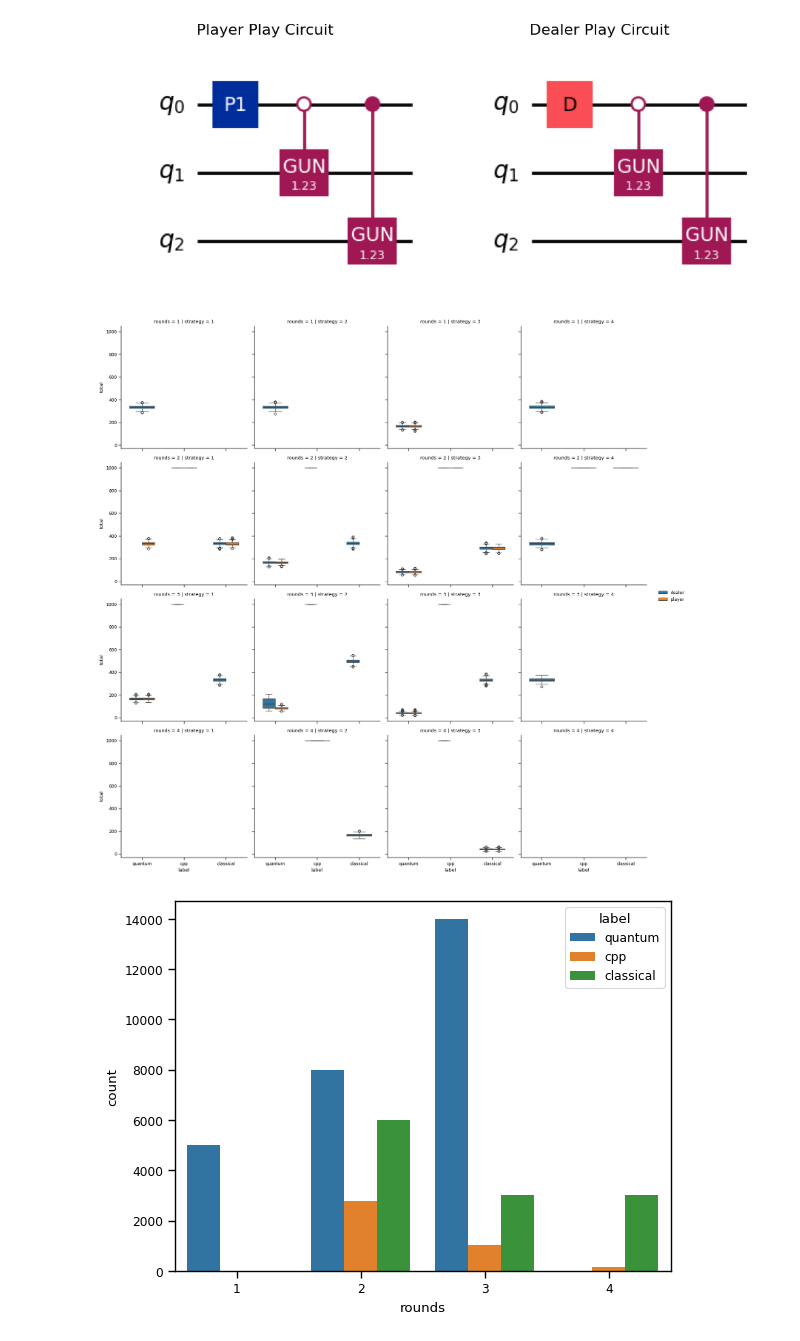
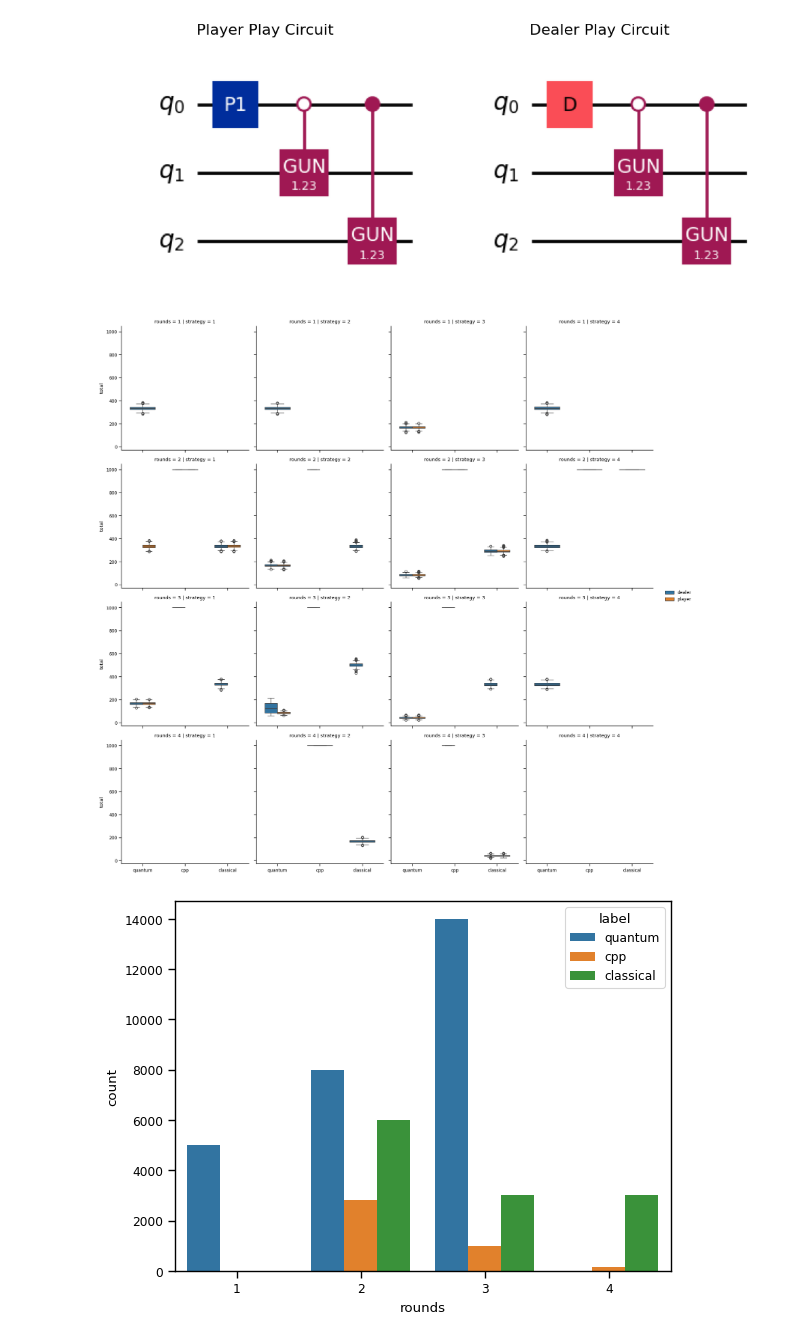
Before and after one commit to Dpbm/qbuck, a Jupyter notebook: buckshot-roulette.ipynb, the cells around one changed output. Cells and saved outputs as stored; diff of their text form; code cells hidden in the pictures.

Commit message:
more plots

```diff
--- a/buckshot-roulette.ipynb
+++ b/buckshot-roulette.ipynb
@@ -578,13 +578,14 @@ data = pd.concat([data,q], ignore_index=True)
 # %%
 sns.set_context("paper")
 g = sns.FacetGrid(data, row="rounds", col="strategy", height=4, aspect=1)
 g.map_dataframe(sns.boxplot, y="total", hue="winner", x="label", width=0.6, dodge=True, palette="tab10")
 g.add_legend()
 g.tight_layout()
+g.set_xlabels("")
 g.savefig("comparing-results.png")
 plt.show()
 # %% [output]
-[figure, old version]
+[figure, new version]
 # %%
 sns.countplot(data=data, x="rounds", hue="label", palette="tab10")
 plt.savefig("total_rounds.png", bbox_inches="tight")
```
Also changed, not shown: parts of 1 cell of this notebook, 6 other files.
